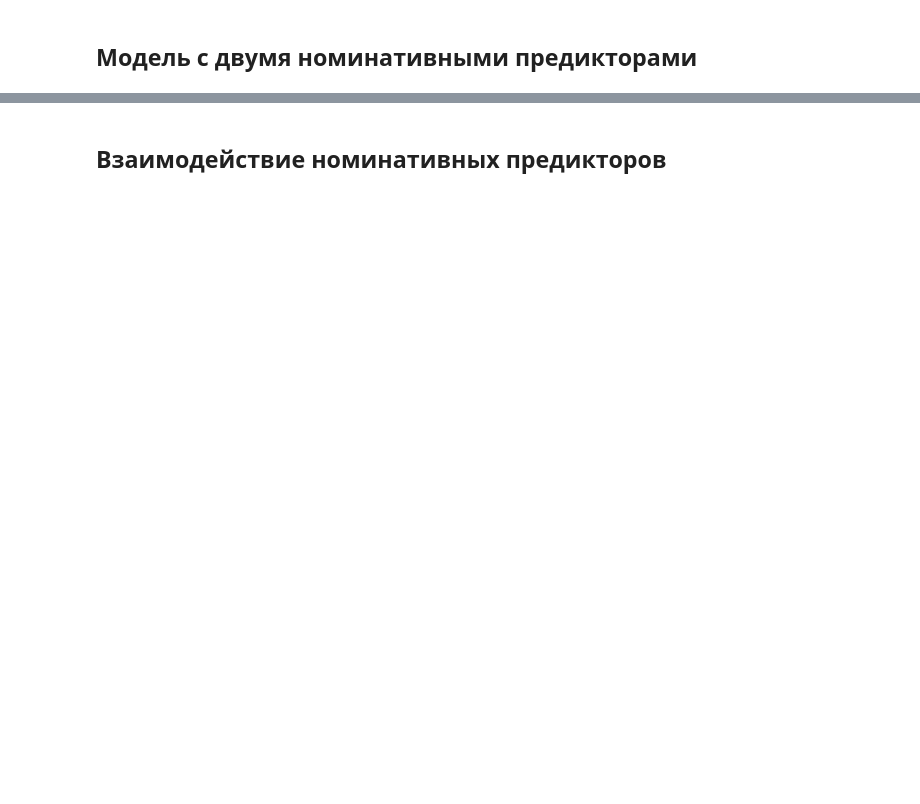
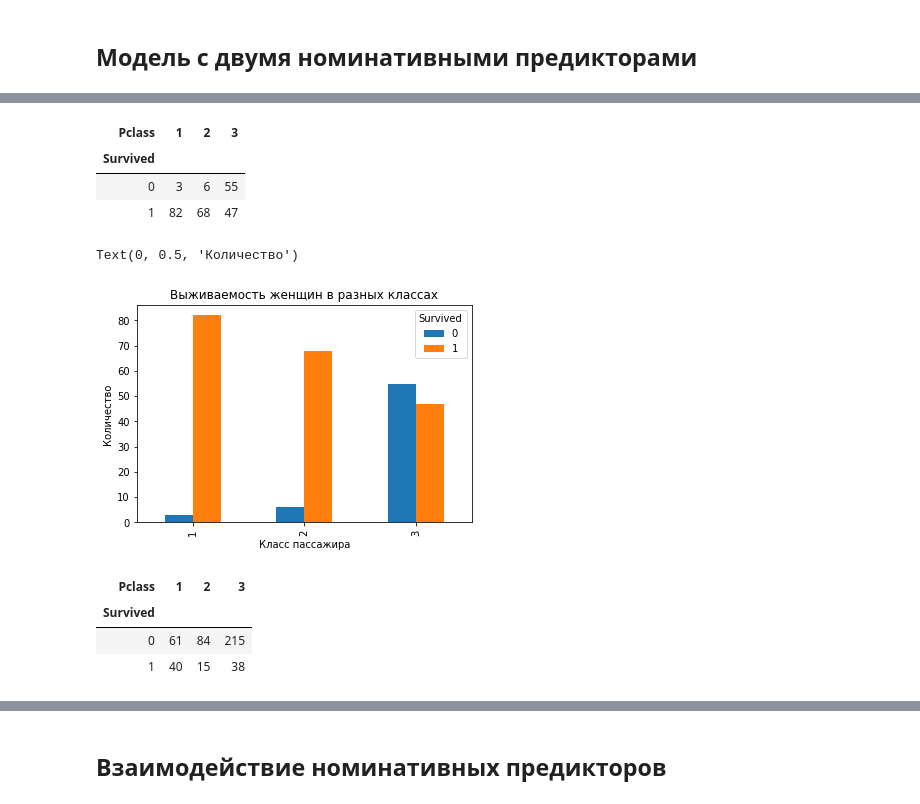
Before and after one commit to betelgeus/fundamentals_of_statistics_notes, a Jupyter notebook: Stepik_fundamentals_of_statistics_notes_Part_2.ipynb, the cells around one changed output, grey strips where cells are left out. Drawn from its saved outputs; the diff is of its cells as text; code cells hidden in the pictures; blank space fills up the shorter version.

```diff
--- a/Stepik_fundamentals_of_statistics_notes_Part_2.ipynb
+++ b/Stepik_fundamentals_of_statistics_notes_Part_2.ipynb
@@ -863,0 +1180,26 @@ log(odds_mf) = -2.5137
+# %%
+# Таблица сопряженности между переменными выжил/не выжил и классом пассажира для женщин.
+cross_table_female = pd.crosstab(df[df.Sex == 'female'].Survived, df.Pclass)
+cross_table_female
+# %% [output]
+| Pclass | 1 | 2 | 3 |
+| Survived |  |  |  |
+| 0 | 3 | 6 | 55 |
+| 1 | 82 | 68 | 47 |
+# %%
+pd.crosstab(df.Pclass[df.Sex == 'female'], df.Survived).plot(kind='bar')
+plt.title('Выживаемость женщин в разных классах')
+plt.xlabel('Класс пассажира')
+plt.ylabel('Количество')
+# %% [output]
+Text(0, 0.5, 'Количество')
+[figure, added]
+# %%
+# Таблица сопряженности между переменными выжил/не выжил и классом пассажира для мужчин.
+cross_table_male = pd.crosstab(df[df.Sex == 'male'].Survived, df.Pclass)
+cross_table_male
+# %% [output]
+| Pclass | 1 | 2 | 3 |
+| Survived |  |  |  |
+| 0 | 61 | 84 | 215 |
+| 1 | 40 | 15 | 38 |
```
Also changed, not shown: parts of 118 cells of this notebook.
